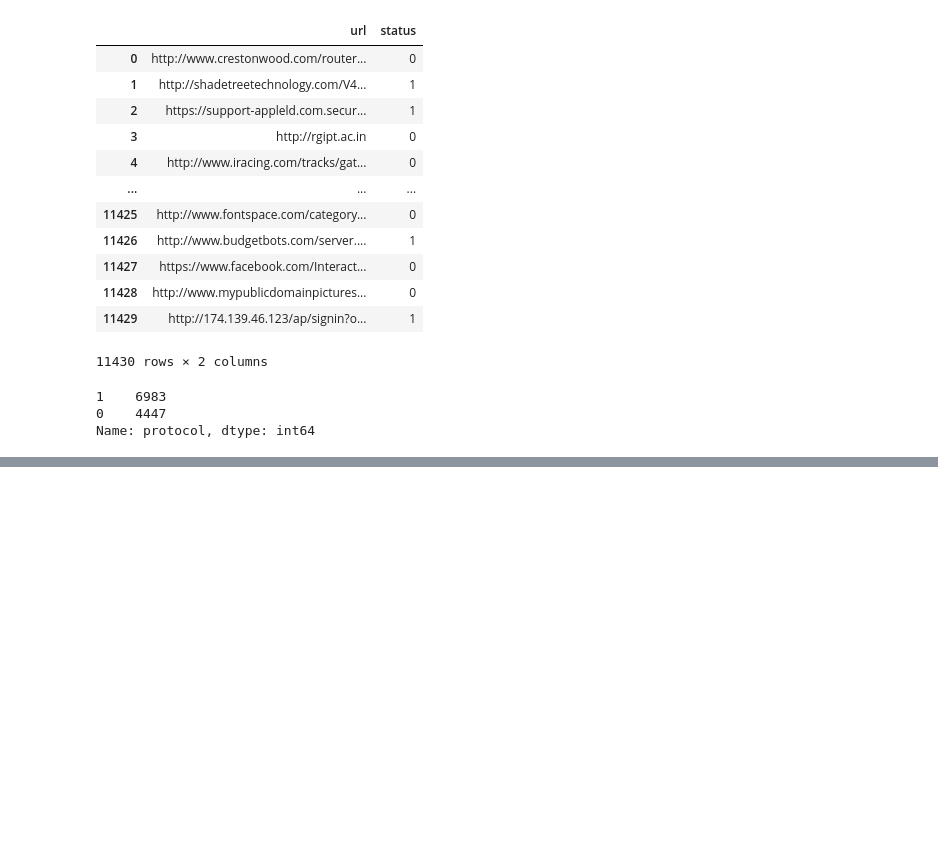
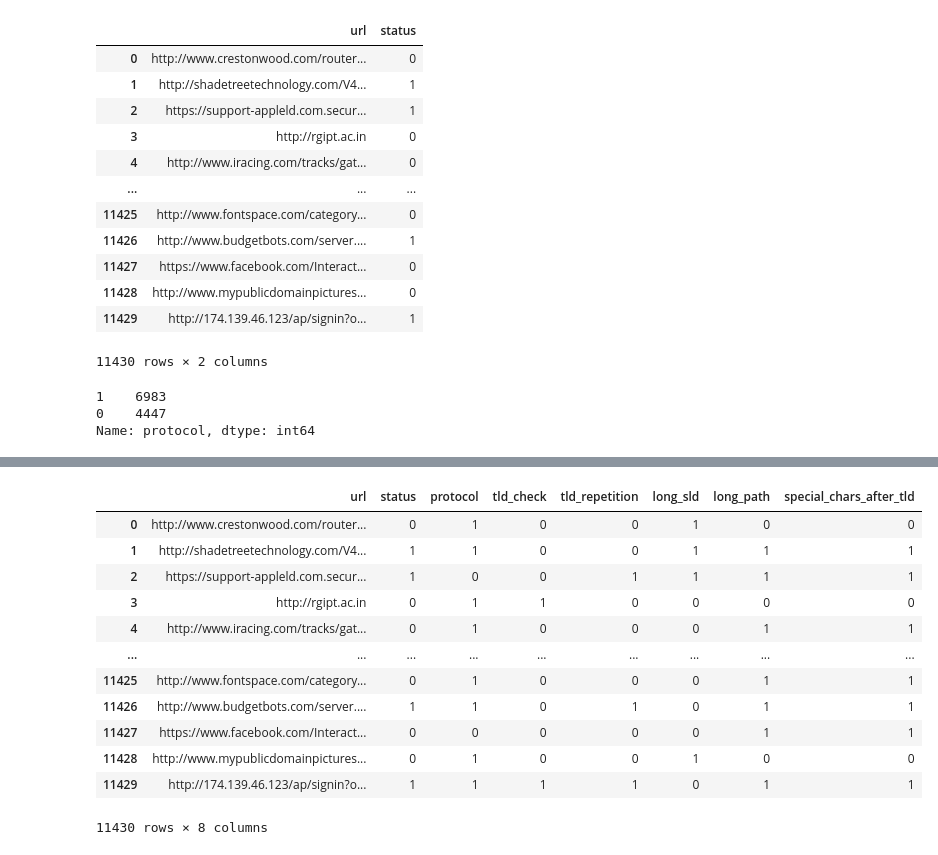
Before and after one commit to MaJu502/lab1_deteccionPishing, a Jupyter notebook: deteccion_pishing.ipynb, the cells around one changed output, grey strips where cells are left out. Drawn from its saved outputs; the diff is of its cells as text; code cells hidden in the pictures; blank space fills up the shorter version.

```diff
--- a/deteccion_pishing.ipynb
+++ b/deteccion_pishing.ipynb
@@ -136,2 +145,10 @@ data_set_original
 | 11429 | http://174.139.46.123/ap/signin?o... | 1 | 1 | 1 | 1 | 0 |
 11430 rows × 6 columns
+# %%
+def long_path(url):
+    parts = url.split('//')
+    path = parts[1].split('/', 1)[1] if len(parts) > 1 and '/' in parts[1] else ''
+    return 1 if len(path) > 10 else 0
+
+data_set_original['long_path'] = data_set_original['url'].apply(long_path)
+data_set_original
@@ -137,0 +169,26 @@ data_set_original
+# %%
+def check_chars_after_tld(url):
+    match = re.search(r'https?://([^/]+)/?(.*)', url)
+    if match:
+        after_tld = match.group(2)
+        # Buscar caracteres que no sean alfanuméricos, guiones, puntos o guiones bajos
+        if re.search(r'[^a-zA-Z0-9\-._]', after_tld):
+            return 1
+    return 0
+
+data_set_original['special_chars_after_tld'] = data_set_original['url'].apply(check_chars_after_tld)
+data_set_original
+# %% [output]
+|  | url | status | protocol | tld_check | tld_repetition | long_sld | long_path | special_chars_after_tld |
+| 0 | http://www.crestonwood.com/router... | 0 | 1 | 0 | 0 | 1 | 0 | 0 |
+| 1 | http://shadetreetechnology.com/V4... | 1 | 1 | 0 | 0 | 1 | 1 | 1 |
+| 2 | https://support-appleld.com.secur... | 1 | 0 | 0 | 1 | 1 | 1 | 1 |
+| 3 | http://rgipt.ac.in | 0 | 1 | 1 | 0 | 0 | 0 | 0 |
+| 4 | http://www.iracing.com/tracks/gat... | 0 | 1 | 0 | 0 | 0 | 1 | 1 |
+| ... | ... | ... | ... | ... | ... | ... | ... | ... |
+| 11425 | http://www.fontspace.com/category... | 0 | 1 | 0 | 0 | 0 | 1 | 1 |
+| 11426 | http://www.budgetbots.com/server.... | 1 | 1 | 0 | 1 | 0 | 1 | 1 |
+| 11427 | https://www.facebook.com/Interact... | 0 | 0 | 0 | 0 | 0 | 1 | 1 |
+| 11428 | http://www.mypublicdomainpictures... | 0 | 1 | 0 | 0 | 1 | 0 | 0 |
+| 11429 | http://174.139.46.123/ap/signin?o... | 1 | 1 | 1 | 1 | 0 | 1 | 1 |
+11430 rows × 8 columns
```
Also changed, not shown: parts of 22 cells of this notebook, 4 other files.
